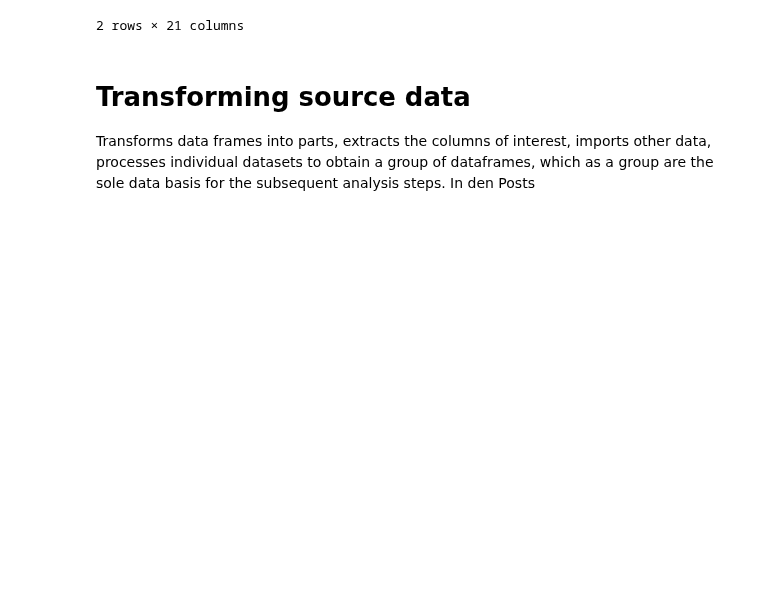
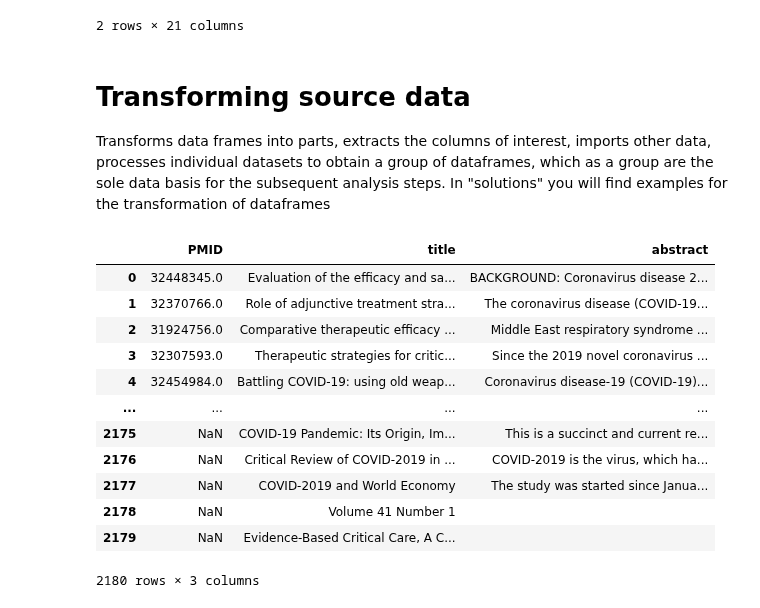
Before and after one commit to grasshoff/philhistcomp, a Jupyter notebook: projects/corona_research/RemdesivirResearchObjects.ipynb, the cells around one changed output. Saved outputs shown, nothing was run; the diff lists cells and outputs as text; code cells hidden in the pictures; blank space fills up the shorter version.

```diff
--- a/projects/corona_research/RemdesivirResearchObjects.ipynb
+++ b/projects/corona_research/RemdesivirResearchObjects.ipynb
@@ -51,4 +51,4 @@ dfCov.head(2)
 # %% [markdown]
 # Transforming source data
 
-Transforms data frames into parts, extracts the columns of interest, imports other data, processes individual datasets to obtain a group of dataframes, which as a group are the sole data basis for the subsequent analysis steps. In den Posts
+Transforms data frames into parts, extracts the columns of interest, imports other data, processes individual datasets to obtain a group of dataframes, which as a group are the sole data basis for the subsequent analysis steps. In "solutions" you will find examples for the transformation of dataframes
@@ -54,0 +58,18 @@ Transforms data frames into parts, extracts the columns of interest, imports oth
+# %%
+# select columns
+df=dfCov[["PMID","title","abstract"]]
+df
+# %% [output]
+|  | PMID | title | abstract |
+| 0 | 32448345.0 | Evaluation of the efficacy and sa... | BACKGROUND: Coronavirus disease 2... |
+| 1 | 32370766.0 | Role of adjunctive treatment stra... | The coronavirus disease (COVID-19... |
+| 2 | 31924756.0 | Comparative therapeutic efficacy ... | Middle East respiratory syndrome ... |
+| 3 | 32307593.0 | Therapeutic strategies for critic... | Since the 2019 novel coronavirus ... |
+| 4 | 32454984.0 | Battling COVID-19: using old weap... | Coronavirus disease-19 (COVID-19)... |
+| ... | ... | ... | ... |
+| 2175 | NaN | COVID-19 Pandemic: Its Origin, Im... | This is a succinct and current re... |
+| 2176 | NaN | Critical Review of COVID-2019 in ... | COVID-2019 is the virus, which ha... |
+| 2177 | NaN | COVID-2019 and World Economy | The study was started since Janua... |
+| 2178 | NaN | Volume 41 Number 1 |  |
+| 2179 | NaN | Evidence-Based Critical Care, A C... |  |
+2180 rows × 3 columns
```
Also changed, not shown: parts of 20 cells of this notebook, 1 other file.
